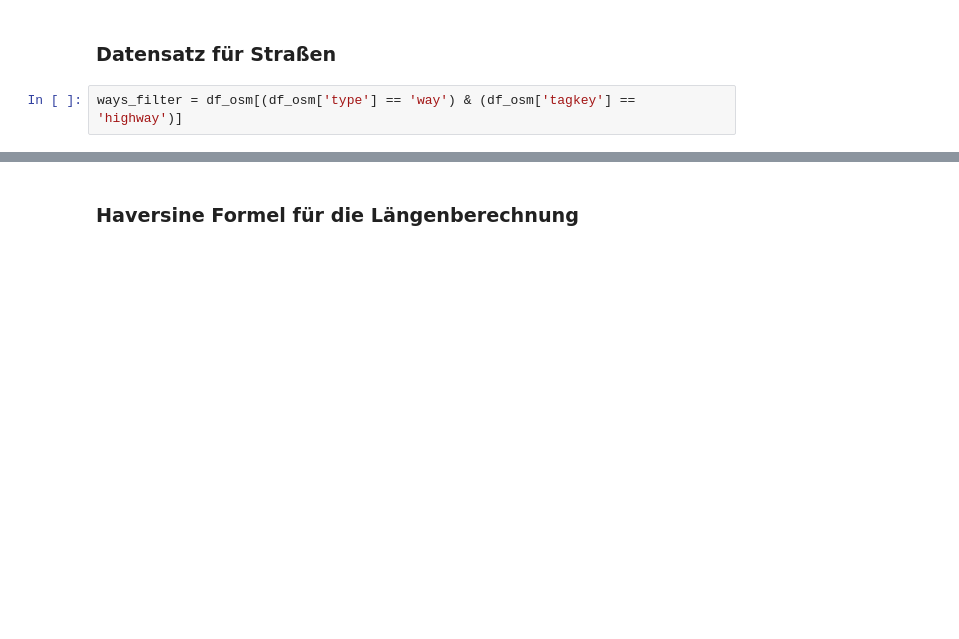
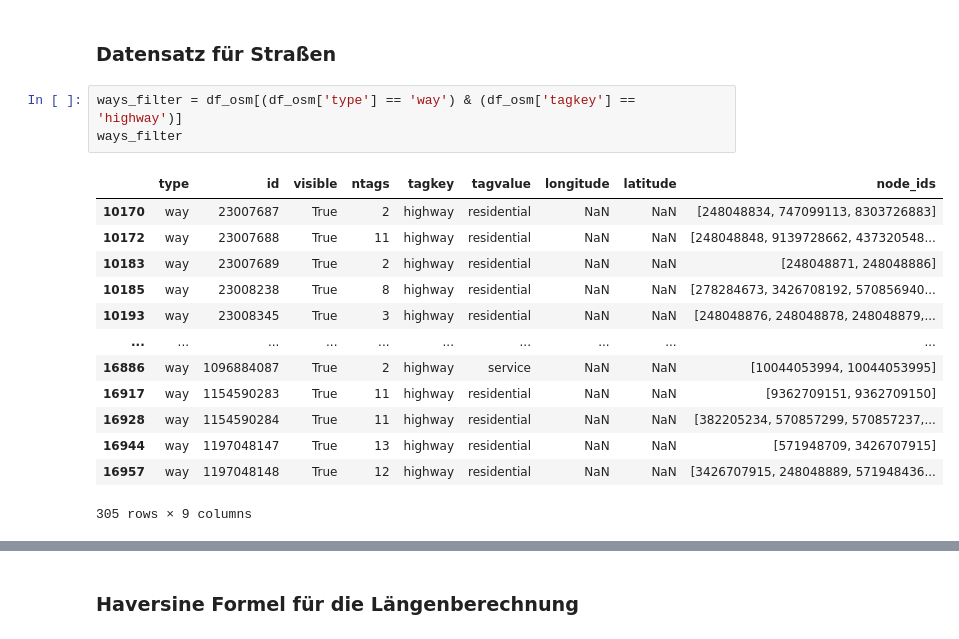
Before and after one commit to Samuelscoding/Bachelorarbeit, a Jupyter notebook: Dataset_Visualization.ipynb, the cells around one changed output, grey strips where cells are left out. Saved outputs shown, nothing was run; the diff lists cells and outputs as text; blank space fills up the shorter version.

```diff
--- a/Dataset_Visualization.ipynb
+++ b/Dataset_Visualization.ipynb
@@ -77,6 +77,21 @@ df_osm
 ### Datensatz für Straßen
 # %%
 ways_filter = df_osm[(df_osm['type'] == 'way') & (df_osm['tagkey'] == 'highway')]
+ways_filter
+# %% [output]
+|  | type | id | visible | ntags | tagkey | tagvalue | longitude | latitude | node_ids |
+| 10170 | way | 23007687 | True | 2 | highway | residential | NaN | NaN | [248048834, 747099113, 8303726883] |
+| 10172 | way | 23007688 | True | 11 | highway | residential | NaN | NaN | [248048848, 9139728662, 437320548... |
+| 10183 | way | 23007689 | True | 2 | highway | residential | NaN | NaN | [248048871, 248048886] |
+| 10185 | way | 23008238 | True | 8 | highway | residential | NaN | NaN | [278284673, 3426708192, 570856940... |
+| 10193 | way | 23008345 | True | 3 | highway | residential | NaN | NaN | [248048876, 248048878, 248048879,... |
+| ... | ... | ... | ... | ... | ... | ... | ... | ... | ... |
+| 16886 | way | 1096884087 | True | 2 | highway | service | NaN | NaN | [10044053994, 10044053995] |
+| 16917 | way | 1154590283 | True | 11 | highway | residential | NaN | NaN | [9362709151, 9362709150] |
+| 16928 | way | 1154590284 | True | 11 | highway | residential | NaN | NaN | [382205234, 570857299, 570857237,... |
+| 16944 | way | 1197048147 | True | 13 | highway | residential | NaN | NaN | [571948709, 3426707915] |
+| 16957 | way | 1197048148 | True | 12 | highway | residential | NaN | NaN | [3426707915, 248048889, 571948436... |
+305 rows × 9 columns
 # %%
 G = nx.Graph()
 
```
Also changed, not shown: parts of 8 cells of this notebook.
